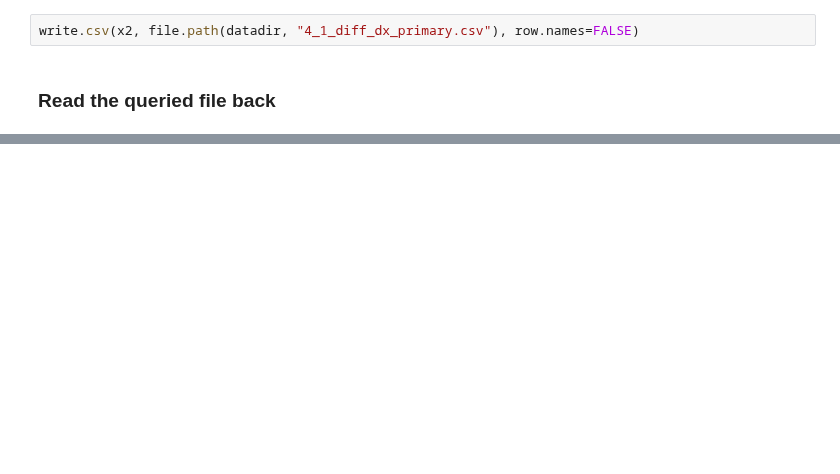
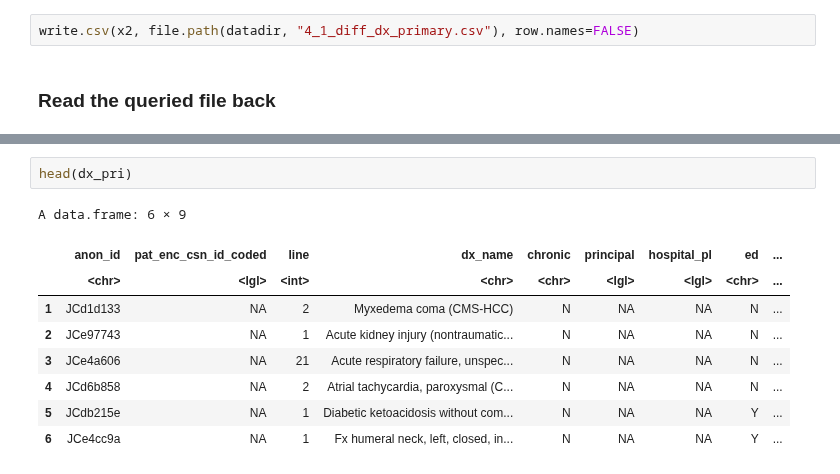
Before and after one commit to Minh084/TDA, a Jupyter notebook: 4_description/4.1_difference.ipynb, the cells around one changed output, grey strips where cells are left out. Cells and saved outputs as stored; diff of their text form; blank space fills up the shorter version.

```diff
--- a/4_description/4.1_difference.ipynb
+++ b/4_description/4.1_difference.ipynb
@@ -271,0 +348,12 @@ A data.frame: 6 × 30
+# %%
+head(dx_pri)
+# %% [output]
+A data.frame: 6 × 9
+|  | anon_id | pat_enc_csn_id_coded | line | dx_name | chronic | principal | hospital_pl | ed | ... |
+|  | <chr> | <lgl> | <int> | <chr> | <chr> | <lgl> | <lgl> | <chr> | ... |
+| 1 | JCd1d133 | NA | 2 | Myxedema coma (CMS-HCC) | N | NA | NA | N | ... |
+| 2 | JCe97743 | NA | 1 | Acute kidney injury (nontraumatic... | N | NA | NA | N | ... |
+| 3 | JCe4a606 | NA | 21 | Acute respiratory failure, unspec... | N | NA | NA | N | ... |
+| 4 | JCd6b858 | NA | 2 | Atrial tachycardia, paroxysmal (C... | N | NA | NA | N | ... |
+| 5 | JCdb215e | NA | 1 | Diabetic ketoacidosis without com... | N | NA | NA | Y | ... |
+| 6 | JCe4cc9a | NA | 1 | Fx humeral neck, left, closed, in... | N | NA | NA | Y | ... |
```
Also changed, not shown: parts of 12 cells of this notebook, 5 other files.
